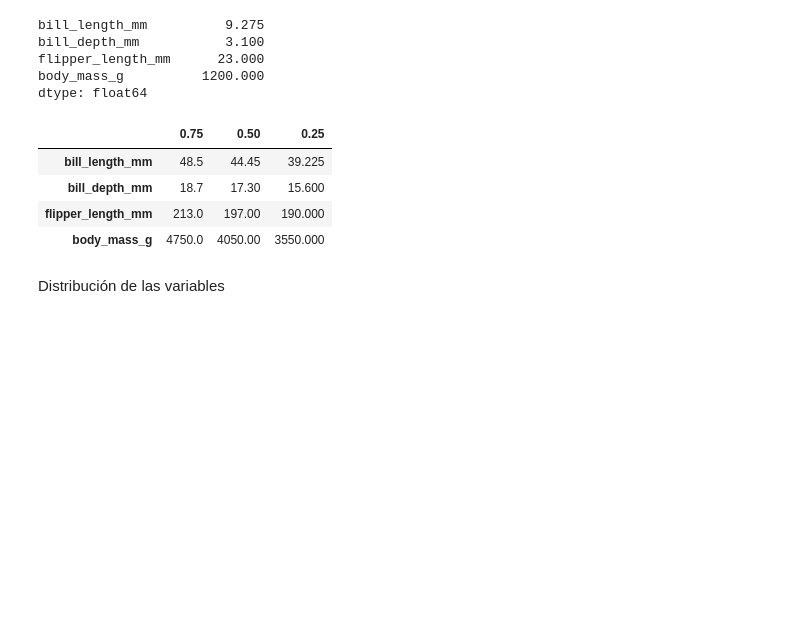
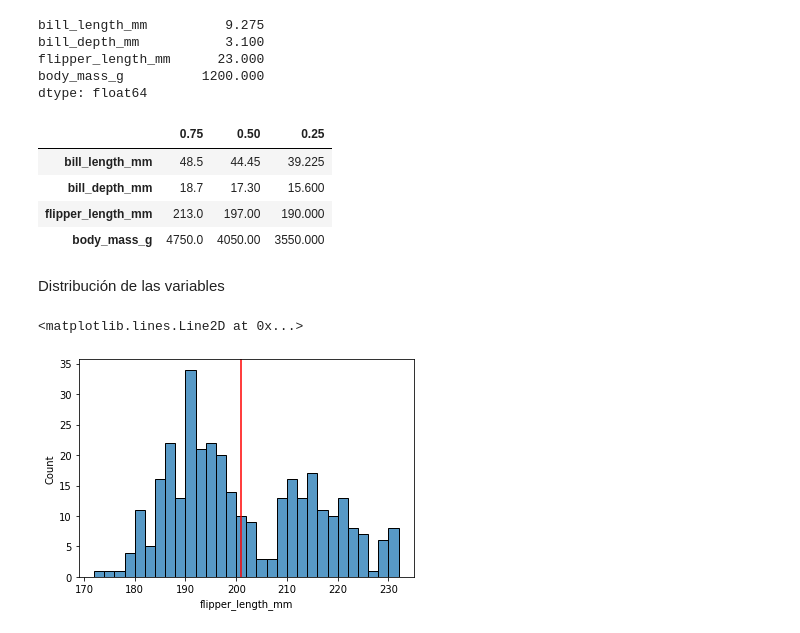
Before and after one commit to mariosanchez5/An-lisis-Exploratorios---Varios, a Jupyter notebook: Análisis Exploratorio - Pinguinos(sns).ipynb, the cells around one changed output. Cells and saved outputs as stored; diff of their text form; code cells hidden in the pictures; blank space fills up the shorter version.

```diff
--- a/Análisis Exploratorio - Pinguinos(sns).ipynb
+++ b/Análisis Exploratorio - Pinguinos(sns).ipynb
@@ -299,3 +299,12 @@ df.quantile(q=[0.75,0.50,0.25]).transpose()
 | body_mass_g | 4750.0 | 4050.00 | 3550.000 |
 # %% [markdown]
 Distribución de las variables
+# %%
+sns.histplot(data=df_limpio,
+             x='flipper_length_mm',
+             binwidth=2)
+
+plt.axvline(x=df.flipper_length_mm.mean(),color='red')
+# %% [output]
+<matplotlib.lines.Line2D at 0x...>
+[figure, added]
```
Also changed, not shown: parts of 2 cells of this notebook, 1 other file.
